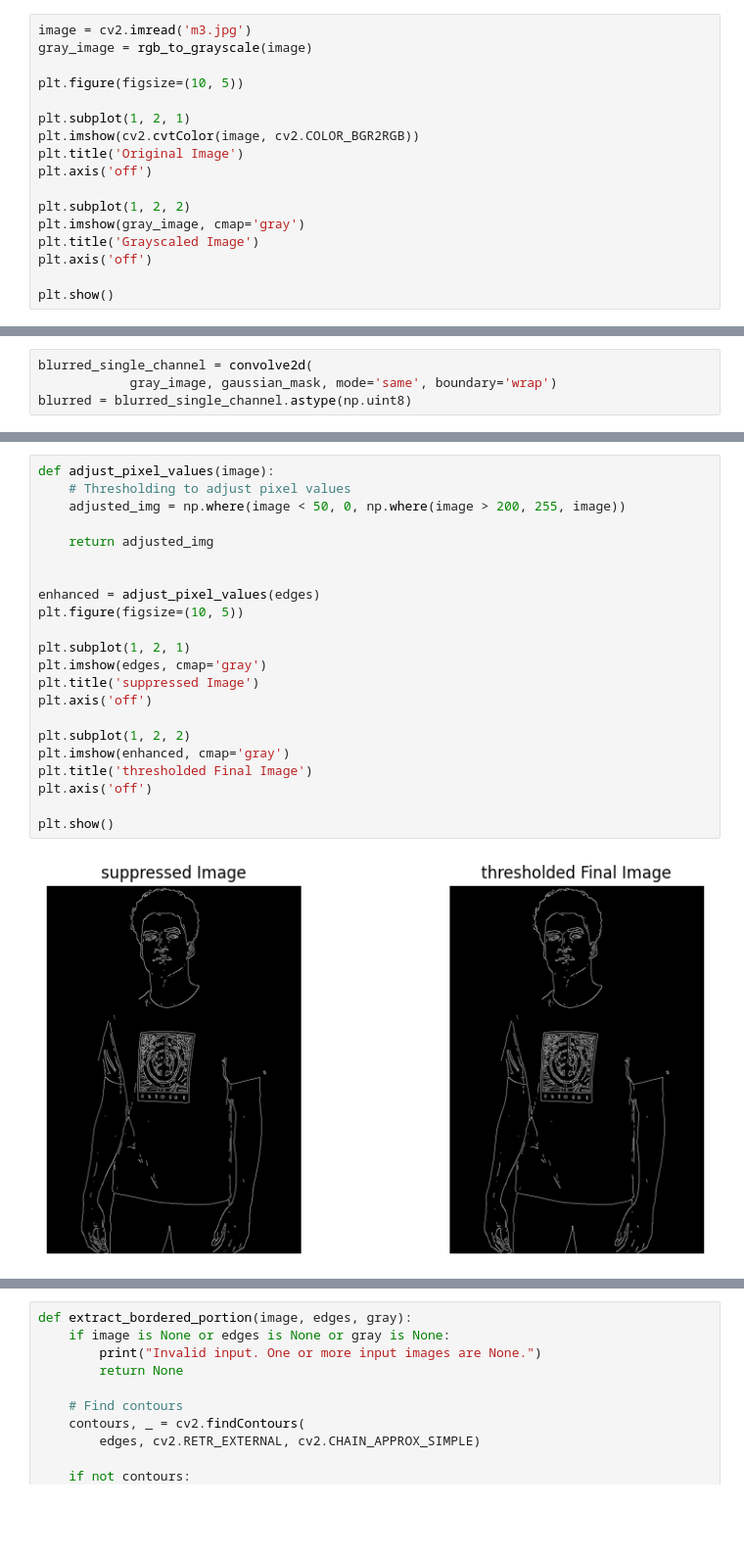
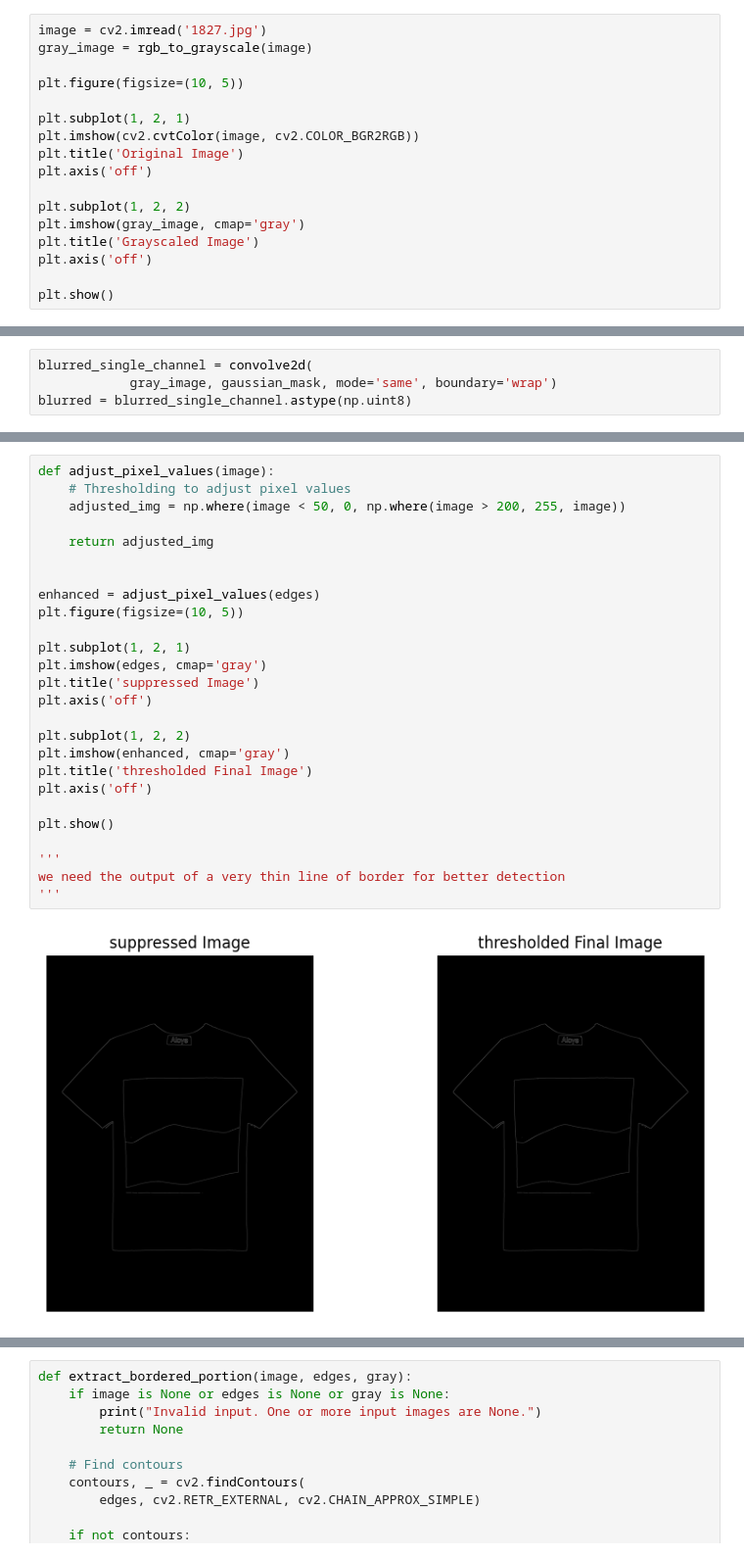
Before and after one commit to Viswazgummadi/Fashion-Suggestor, a Jupyter notebook: Border_detection/bot.ipynb, the cells around one changed output, grey strips where cells are left out. Shown at 98% size. Cells and saved outputs as stored; diff of their text form; blank space fills up the shorter version.

```diff
--- a/Border_detection/bot.ipynb
+++ b/Border_detection/bot.ipynb
@@ -21,7 +30,7 @@ def rgb_to_grayscale(image_array):
     grayscale_array = luminance.astype(np.uint8)
     return grayscale_array
 # %%
-image = cv2.imread('m3.jpg')
+image = cv2.imread('1827.jpg')
 gray_image = rgb_to_grayscale(image)
 
 plt.figure(figsize=(10, 5))
@@ -323,24 +444,28 @@ plt.show()
 # %%
 def adjust_pixel_values(image):
     # Thresholding to adjust pixel values
     adjusted_img = np.where(image < 50, 0, np.where(image > 200, 255, image))
 
     return adjusted_img
 
 
 enhanced = adjust_pixel_values(edges)
 plt.figure(figsize=(10, 5))
 
 plt.subplot(1, 2, 1)
 plt.imshow(edges, cmap='gray')
 plt.title('suppressed Image')
 plt.axis('off')
 
 plt.subplot(1, 2, 2)
 plt.imshow(enhanced, cmap='gray')
 plt.title('thresholded Final Image')
 plt.axis('off')
 
 plt.show()
+
+'''
+we need the output of a very thin line of border for better detection
+'''
 # %% [output]
-[figure, old version]
+[figure, new version]
```
Also changed, not shown: parts of 38 cells of this notebook, 4 other files.
